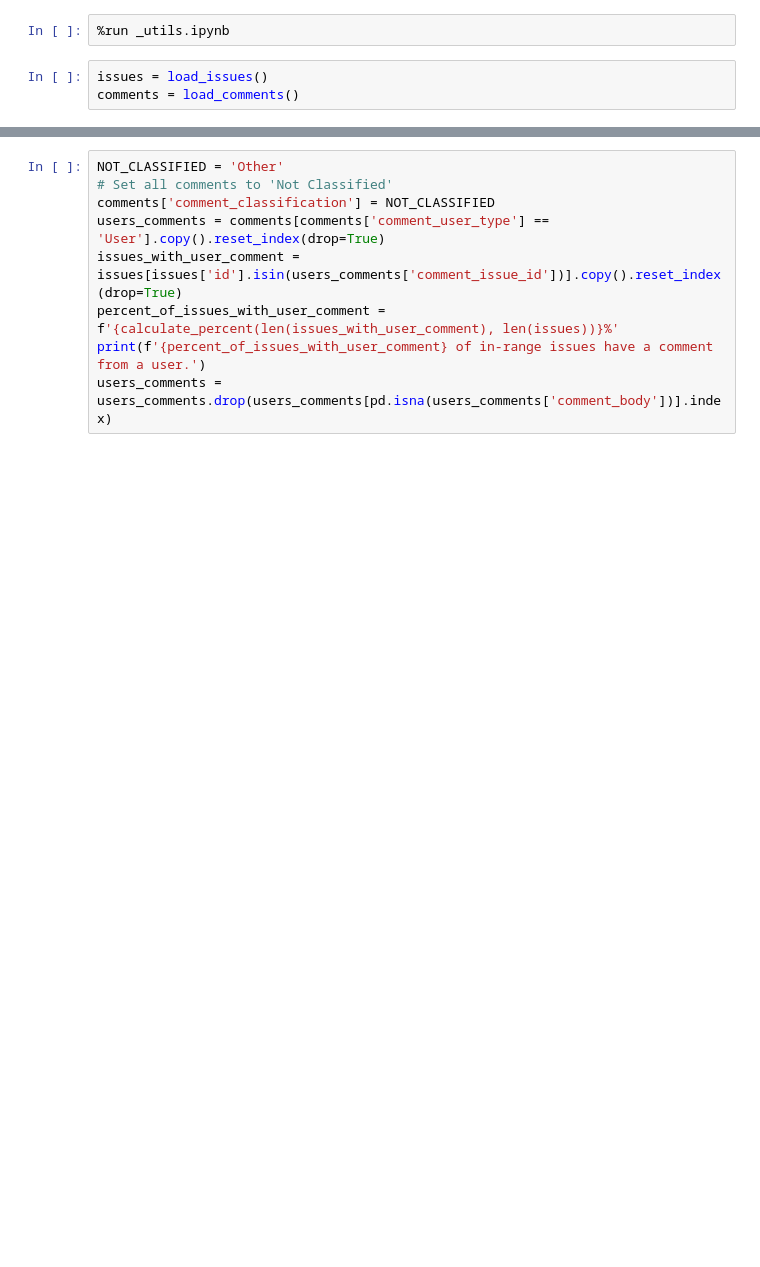
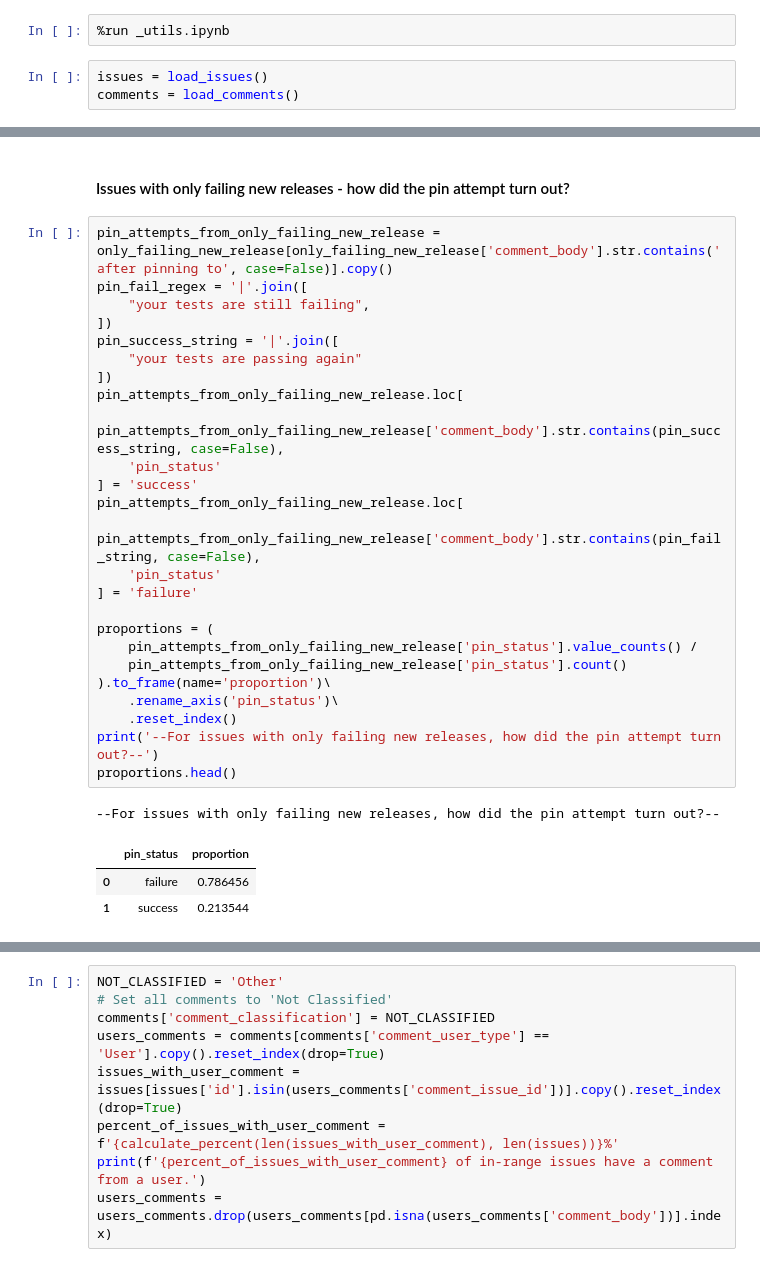
Before and after one commit to brombaut/GKIR_Analysis, a Jupyter notebook: data-analysis/p_rq2_comments.ipynb, the cells around one changed output, grey strips where cells are left out. Cells and saved outputs as stored; diff of their text form; blank space fills up the shorter version.

```diff
--- a/data-analysis/p_rq2_comments.ipynb
+++ b/data-analysis/p_rq2_comments.ipynb
@@ -5,0 +392,32 @@ comments = load_comments()
+# %% [markdown]
+<h4>Issues with only failing new releases - how did the pin attempt turn out?</h4>
+# %%
+pin_attempts_from_only_failing_new_release = only_failing_new_release[only_failing_new_release['comment_body'].str.contains('after pinning to', case=False)].copy()
+pin_fail_regex = '|'.join([
+    "your tests are still failing",
+])
+pin_success_string = '|'.join([
+    "your tests are passing again"
+])
+pin_attempts_from_only_failing_new_release.loc[
+    pin_attempts_from_only_failing_new_release['comment_body'].str.contains(pin_success_string, case=False),
+    'pin_status'
+] = 'success'
+pin_attempts_from_only_failing_new_release.loc[
+    pin_attempts_from_only_failing_new_release['comment_body'].str.contains(pin_fail_string, case=False),
+    'pin_status'
+] = 'failure'
+
+proportions = (
+    pin_attempts_from_only_failing_new_release['pin_status'].value_counts() /
+    pin_attempts_from_only_failing_new_release['pin_status'].count()
+).to_frame(name='proportion')\
+    .rename_axis('pin_status')\
+    .reset_index()
+print('--For issues with only failing new releases, how did the pin attempt turn out?--')
+proportions.head()
+# %% [output]
+--For issues with only failing new releases, how did the pin attempt turn out?--
+|  | pin_status | proportion |
+| 0 | failure | 0.786456 |
+| 1 | success | 0.213544 |
```
Also changed, not shown: parts of 18 cells of this notebook, 15 other files.
